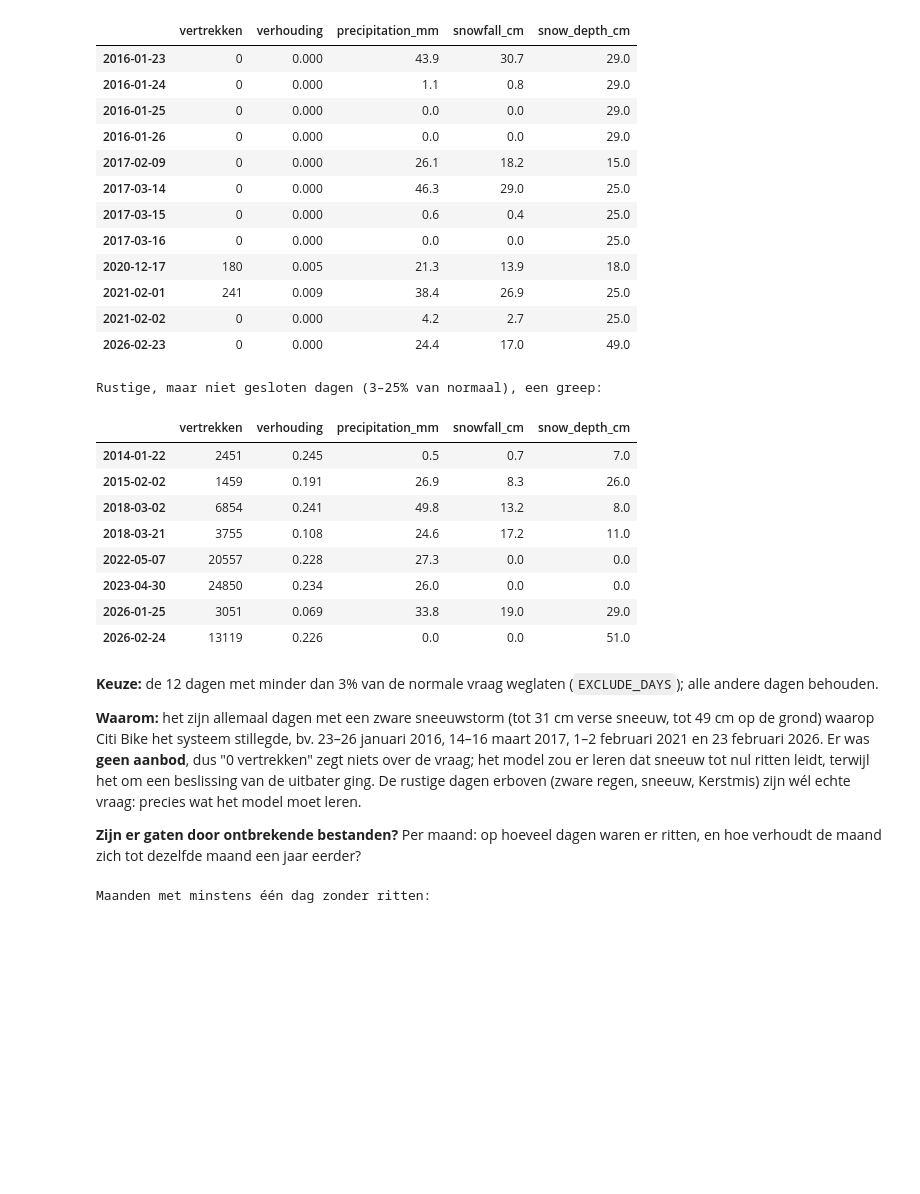
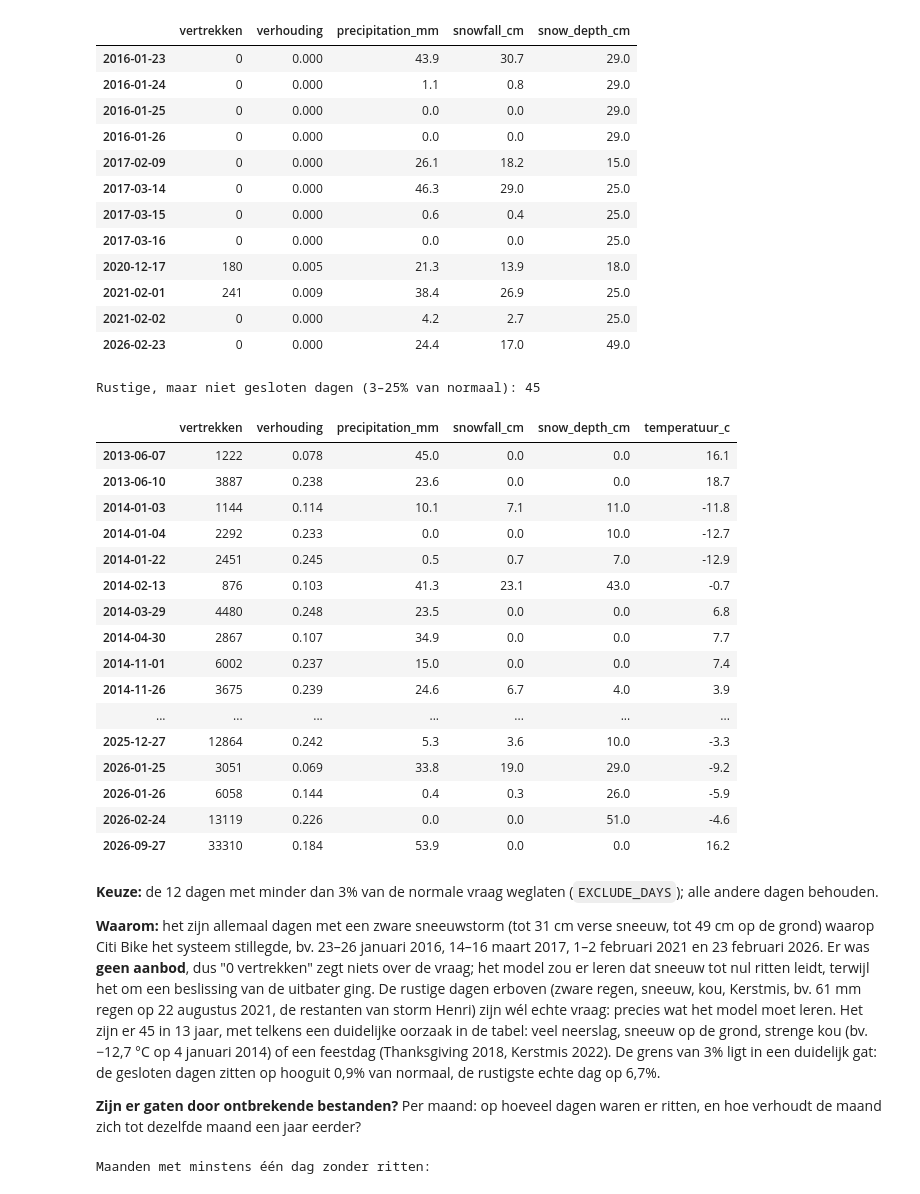
Before and after one commit to dmitcher7/CloudAI-Challenge, a Jupyter notebook: citi_bike/Kobe/Final/01_cleaning.ipynb, the cells around one changed output. Drawn from its saved outputs; the diff is of its cells as text; code cells hidden in the pictures; blank space fills up the shorter version.

```diff
--- a/citi_bike/Kobe/Final/01_cleaning.ipynb
+++ b/citi_bike/Kobe/Final/01_cleaning.ipynb
@@ -952,24 +990,34 @@ Dagen onder 3% van de normale vraag:
 | 2021-02-01 | 241 | 0.009 | 38.4 | 26.9 | 25.0 |
 | 2021-02-02 | 0 | 0.000 | 4.2 | 2.7 | 25.0 |
 | 2026-02-23 | 0 | 0.000 | 24.4 | 17.0 | 49.0 |
-# %%
-print("Rustige, maar niet gesloten dagen (3–25% van normaal), een greep:")
-low[(low["verhouding"] >= 0.03) & (low["verhouding"] < 0.25)].sample(8, random_state=SEED).sort_index()
-# %% [output]
-Rustige, maar niet gesloten dagen (3–25% van normaal), een greep:
-|  | vertrekken | verhouding | precipitation_mm | snowfall_cm | snow_depth_cm |
-| 2014-01-22 | 2451 | 0.245 | 0.5 | 0.7 | 7.0 |
-| 2015-02-02 | 1459 | 0.191 | 26.9 | 8.3 | 26.0 |
-| 2018-03-02 | 6854 | 0.241 | 49.8 | 13.2 | 8.0 |
-| 2018-03-21 | 3755 | 0.108 | 24.6 | 17.2 | 11.0 |
-| 2022-05-07 | 20557 | 0.228 | 27.3 | 0.0 | 0.0 |
-| 2023-04-30 | 24850 | 0.234 | 26.0 | 0.0 | 0.0 |
-| 2026-01-25 | 3051 | 0.069 | 33.8 | 19.0 | 29.0 |
-| 2026-02-24 | 13119 | 0.226 | 0.0 | 0.0 | 51.0 |
+# %%
+day_temp = weather.set_index("time")["temperature_c"].resample("D").mean().round(1).rename("temperatuur_c")
+quiet = low[(low["verhouding"] >= 0.03) & (low["verhouding"] < 0.25)].join(day_temp)
+print(f"Rustige, maar niet gesloten dagen (3–25% van normaal): {len(quiet)}")
+quiet
+# %% [output]
+Rustige, maar niet gesloten dagen (3–25% van normaal): 45
+|  | vertrekken | verhouding | precipitation_mm | snowfall_cm | snow_depth_cm | temperatuur_c |
+| 2013-06-07 | 1222 | 0.078 | 45.0 | 0.0 | 0.0 | 16.1 |
+| 2013-06-10 | 3887 | 0.238 | 23.6 | 0.0 | 0.0 | 18.7 |
+| 2014-01-03 | 1144 | 0.114 | 10.1 | 7.1 | 11.0 | -11.8 |
+| 2014-01-04 | 2292 | 0.233 | 0.0 | 0.0 | 10.0 | -12.7 |
+| 2014-01-22 | 2451 | 0.245 | 0.5 | 0.7 | 7.0 | -12.9 |
+| 2014-02-13 | 876 | 0.103 | 41.3 | 23.1 | 43.0 | -0.7 |
+| 2014-03-29 | 4480 | 0.248 | 23.5 | 0.0 | 0.0 | 6.8 |
+| 2014-04-30 | 2867 | 0.107 | 34.9 | 0.0 | 0.0 | 7.7 |
+| 2014-11-01 | 6002 | 0.237 | 15.0 | 0.0 | 0.0 | 7.4 |
+| 2014-11-26 | 3675 | 0.239 | 24.6 | 6.7 | 4.0 | 3.9 |
+| ... | ... | ... | ... | ... | ... | ... |
+| 2025-12-27 | 12864 | 0.242 | 5.3 | 3.6 | 10.0 | -3.3 |
+| 2026-01-25 | 3051 | 0.069 | 33.8 | 19.0 | 29.0 | -9.2 |
+| 2026-01-26 | 6058 | 0.144 | 0.4 | 0.3 | 26.0 | -5.9 |
+| 2026-02-24 | 13119 | 0.226 | 0.0 | 0.0 | 51.0 | -4.6 |
+| 2026-09-27 | 33310 | 0.184 | 53.9 | 0.0 | 0.0 | 16.2 |
 # %% [markdown]
 **Keuze:** de 12 dagen met minder dan 3% van de normale vraag weglaten (`EXCLUDE_DAYS`); alle andere dagen behouden.
 
-**Waarom:** het zijn allemaal dagen met een zware sneeuwstorm (tot 31 cm verse sneeuw, tot 49 cm op de grond) waarop Citi Bike het systeem stillegde, bv. 23–26 januari 2016, 14–16 maart 2017, 1–2 februari 2021 en 23 februari 2026. Er was **geen aanbod**, dus "0 vertrekken" zegt niets over de vraag; het model zou er leren dat sneeuw tot nul ritten leidt, terwijl het om een beslissing van de uitbater ging. De rustige dagen erboven (zware regen, sneeuw, Kerstmis) zijn wél echte vraag: precies wat het model moet leren.
+**Waarom:** het zijn allemaal dagen met een zware sneeuwstorm (tot 31 cm verse sneeuw, tot 49 cm op de grond) waarop Citi Bike het systeem stillegde, bv. 23–26 januari 2016, 14–16 maart 2017, 1–2 februari 2021 en 23 februari 2026. Er was **geen aanbod**, dus "0 vertrekken" zegt niets over de vraag; het model zou er leren dat sneeuw tot nul ritten leidt, terwijl het om een beslissing van de uitbater ging. De rustige dagen erboven (zware regen, sneeuw, kou, Kerstmis, bv. 61 mm regen op 22 augustus 2021, de restanten van storm Henri) zijn wél echte vraag: precies wat het model moet leren. Het zijn er 45 in 13 jaar, met telkens een duidelijke oorzaak in de tabel: veel neerslag, sneeuw op de grond, strenge kou (bv. −12,7 °C op 4 januari 2014) of een feestdag (Thanksgiving 2018, Kerstmis 2022). De grens van 3% ligt in een duidelijk gat: de gesloten dagen zitten op hooguit 0,9% van normaal, de rustigste echte dag op 6,7%.
 
 **Zijn er gaten door ontbrekende bestanden?** Per maand: op hoeveel dagen waren er ritten, en hoe verhoudt de maand zich tot dezelfde maand een jaar eerder?
 # %%
```
Also changed, not shown: parts of 8 cells of this notebook, 10 other files.
